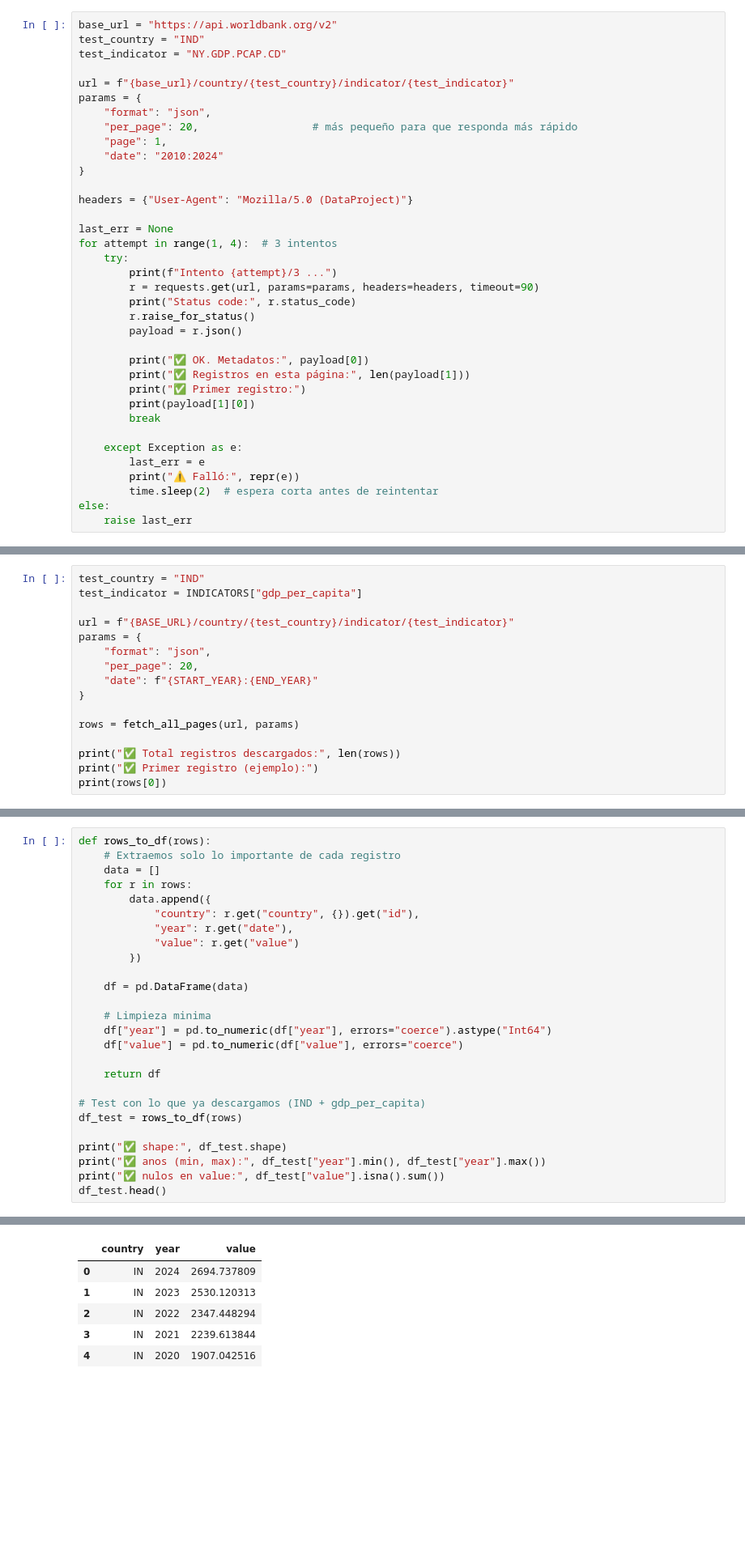
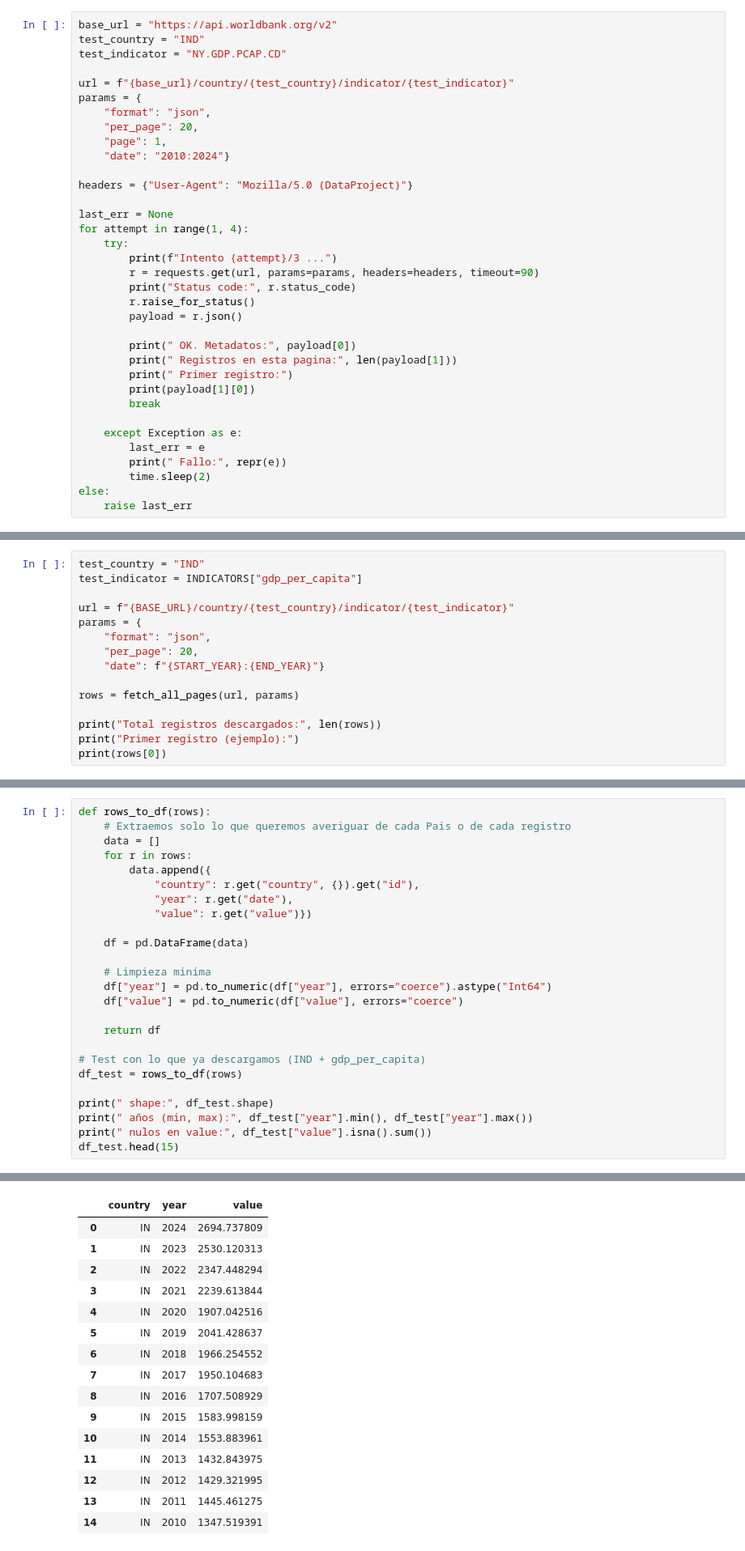
Before and after one commit to 4GeeksAcademy/kr1sth1an-interacting-with-api-python-project, a Jupyter notebook: src/world_bank_analysis.ipynb, the cells around one changed output, grey strips where cells are left out. Shown at 81% size. Saved outputs shown, nothing was run; the diff lists cells and outputs as text; blank space fills up the shorter version.

```diff
--- a/src/world_bank_analysis.ipynb
+++ b/src/world_bank_analysis.ipynb
@@ -52,15 +58,14 @@ test_indicator = "NY.GDP.PCAP.CD"
 url = f"{base_url}/country/{test_country}/indicator/{test_indicator}"
 params = {
     "format": "json",
-    "per_page": 20,                  # más pequeño para que responda más rápido
+    "per_page": 20,
     "page": 1,
-    "date": "2010:2024"
-}
+    "date": "2010:2024"}
 
 headers = {"User-Agent": "Mozilla/5.0 (DataProject)"}
 
 last_err = None
-for attempt in range(1, 4):  # 3 intentos
+for attempt in range(1, 4):
     try:
         print(f"Intento {attempt}/3 ...")
         r = requests.get(url, params=params, headers=headers, timeout=90)
@@ -68,16 +73,16 @@ for attempt in range(1, 4):  # 3 intentos
         r.raise_for_status()
         payload = r.json()
 
-        print("✅ OK. Metadatos:", payload[0])
-        print("✅ Registros en esta página:", len(payload[1]))
-        print("✅ Primer registro:")
+        print(" OK. Metadatos:", payload[0])
+        print(" Registros en esta pagina:", len(payload[1]))
+        print(" Primer registro:")
         print(payload[1][0])
         break
 
     except Exception as e:
         last_err = e
-        print("⚠️ Falló:", repr(e))
-        time.sleep(2)  # espera corta antes de reintentar
+        print(" Fallo:", repr(e))
+        time.sleep(2)
 else:
     raise last_err
 # %% [output]
@@ -195,12 +200,11 @@ url = f"{BASE_URL}/country/{test_country}/indicator/{test_indicator}"
 params = {
     "format": "json",
     "per_page": 20,
-    "date": f"{START_YEAR}:{END_YEAR}"
-}
+    "date": f"{START_YEAR}:{END_YEAR}"}
 
 rows = fetch_all_pages(url, params)
 
-print("✅ Total registros descargados:", len(rows))
-print("✅ Primer registro (ejemplo):")
+print("Total registros descargados:", len(rows))
+print("Primer registro (ejemplo):")
 print(rows[0])
 # %% [output]
@@ -224,13 +227,12 @@ Y hacemos una limpieza minima:
 # %%
 def rows_to_df(rows):
-    # Extraemos solo lo importante de cada registro
+    # Extraemos solo lo que queremos averiguar de cada Pais o de cada registro
     data = []
     for r in rows:
         data.append({
             "country": r.get("country", {}).get("id"),
             "year": r.get("date"),
-            "value": r.get("value")
-        })
+            "value": r.get("value")})
 
     df = pd.DataFrame(data)
 
@@ -243,8 +245,8 @@ def rows_to_df(rows):
 # Test con lo que ya descargamos (IND + gdp_per_capita)
 df_test = rows_to_df(rows)
 
-print("✅ shape:", df_test.shape)
-print("✅ anos (min, max):", df_test["year"].min(), df_test["year"].max())
-print("✅ nulos en value:", df_test["value"].isna().sum())
-df_test.head()
+print(" shape:", df_test.shape)
+print(" años (min, max):", df_test["year"].min(), df_test["year"].max())
+print(" nulos en value:", df_test["value"].isna().sum())
+df_test.head(15)
 # %% [output]
@@ -254,7 +256,17 @@ df_test.head()
 |  | country | year | value |
 | 0 | IN | 2024 | 2694.737809 |
 | 1 | IN | 2023 | 2530.120313 |
 | 2 | IN | 2022 | 2347.448294 |
 | 3 | IN | 2021 | 2239.613844 |
 | 4 | IN | 2020 | 1907.042516 |
+| 5 | IN | 2019 | 2041.428637 |
+| 6 | IN | 2018 | 1966.254552 |
+| 7 | IN | 2017 | 1950.104683 |
+| 8 | IN | 2016 | 1707.508929 |
+| 9 | IN | 2015 | 1583.998159 |
+| 10 | IN | 2014 | 1553.883961 |
+| 11 | IN | 2013 | 1432.843975 |
+| 12 | IN | 2012 | 1429.321995 |
+| 13 | IN | 2011 | 1445.461275 |
+| 14 | IN | 2010 | 1347.519391 |
 # %% [markdown]
```
Also changed, not shown: parts of 32 cells of this notebook, 1 other file.
